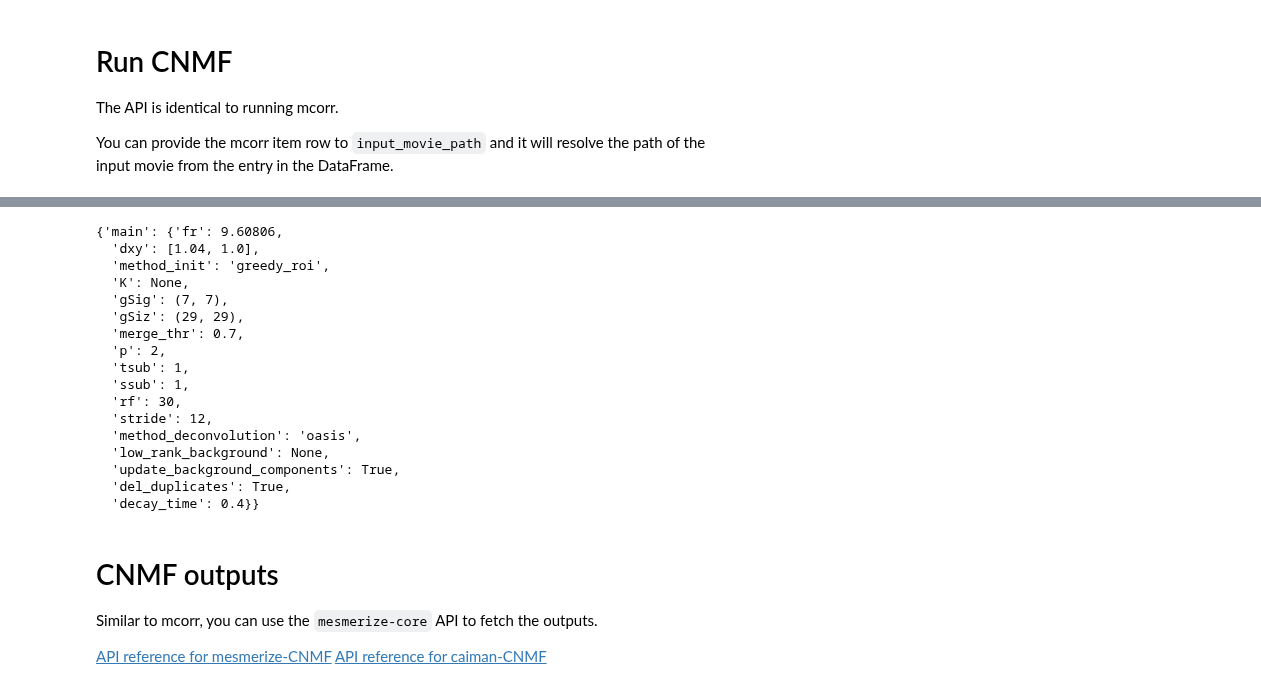
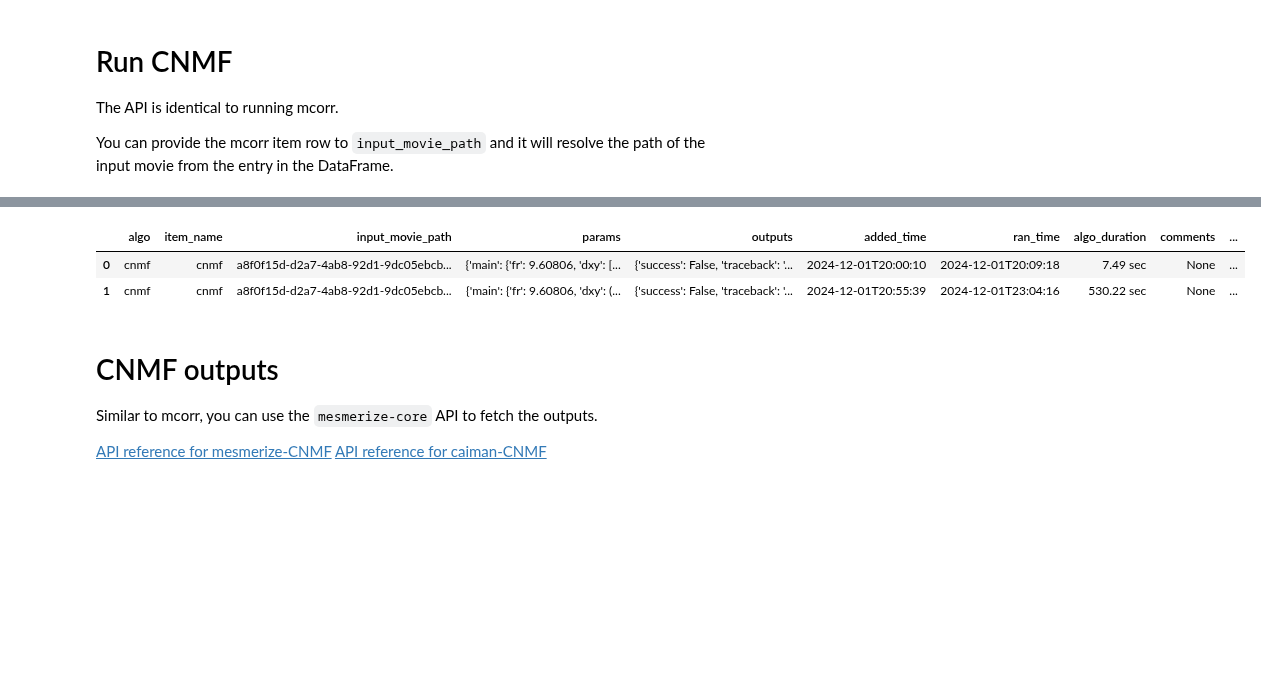
Before and after one commit to MillerBrainObservatory/LBM-CaImAn-Python, a Jupyter notebook: demos/notebooks/segmentation.ipynb, the cells around one changed output, grey strips where cells are left out. Drawn from its saved outputs; the diff is of its cells as text; code cells hidden in the pictures; blank space fills up the shorter version.

```diff
--- a/demos/notebooks/segmentation.ipynb
+++ b/demos/notebooks/segmentation.ipynb
@@ -101,7 +119,8 @@ Now a new batch set to store cnmf.
 # %%
 cnmf_batch_path = parent_path / 'cnmf.pickle'
 
-df = mc.create_batch(cnmf_batch_path)
+# I like leaving `remove_existing` to False for safety, and if you want to "start over", just create a new batch by switching `remove_existing` to True.
+df = mc.create_batch(cnmf_batch_path, remove_existing=False)
 df
 # %% [output]
 |  | algo | item_name | input_movie_path | params | outputs | added_time | ran_time | algo_duration | comments | ... |
@@ -212,5 +230,5 @@ df.caiman.add_item(
     algo='cnmf',
     input_movie_path=df_mcorr.iloc[0], # our registration results row
     params=params_cnmf,
-    item_name='cnmf',
+    item_name=f'{df_mcorr.iloc[0].item_name}_cnmf',
 )
@@ -272,4 +287,0 @@ pprint.pprint(df.iloc[-1].outputs['traceback'])
-# %%
-df.iloc[-1].params['main']['K'] = 50
-# %%
-df.iloc[-1].caiman.run()
@@ -300,20 +288,7 @@ The local backend is an alias for the multiprocessing backend, and the alias may
-# %%
-df.iloc[-1].params
-# %% [output]
-{'main': {'fr': 9.60806,
-  'dxy': [1.04, 1.0],
-  'method_init': 'greedy_roi',
-  'K': None,
-  'gSig': (7, 7),
-  'gSiz': (29, 29),
-  'merge_thr': 0.7,
-  'p': 2,
-  'tsub': 1,
-  'ssub': 1,
-  'rf': 30,
-  'stride': 12,
-  'method_deconvolution': 'oasis',
-  'low_rank_background': None,
-  'update_background_components': True,
-  'del_duplicates': True,
-  'decay_time': 0.4}}
+# %%
+df = df.caiman.reload_from_disk()
+df
+# %% [output]
+|  | algo | item_name | input_movie_path | params | outputs | added_time | ran_time | algo_duration | comments | ... |
+| 0 | cnmf | cnmf | a8f0f15d-d2a7-4ab8-92d1-9dc05ebcb... | {'main': {'fr': 9.60806, 'dxy': [... | {'success': False, 'traceback': '... | 2024-12-01T20:00:10 | 2024-12-01T20:09:18 | 7.49 sec | None | ... |
+| 1 | cnmf | cnmf | a8f0f15d-d2a7-4ab8-92d1-9dc05ebcb... | {'main': {'fr': 9.60806, 'dxy': (... | {'success': False, 'traceback': '... | 2024-12-01T20:55:39 | 2024-12-01T23:04:16 | 530.22 sec | None | ... |
```
Also changed, not shown: parts of 14 cells of this notebook, 1 other file.
